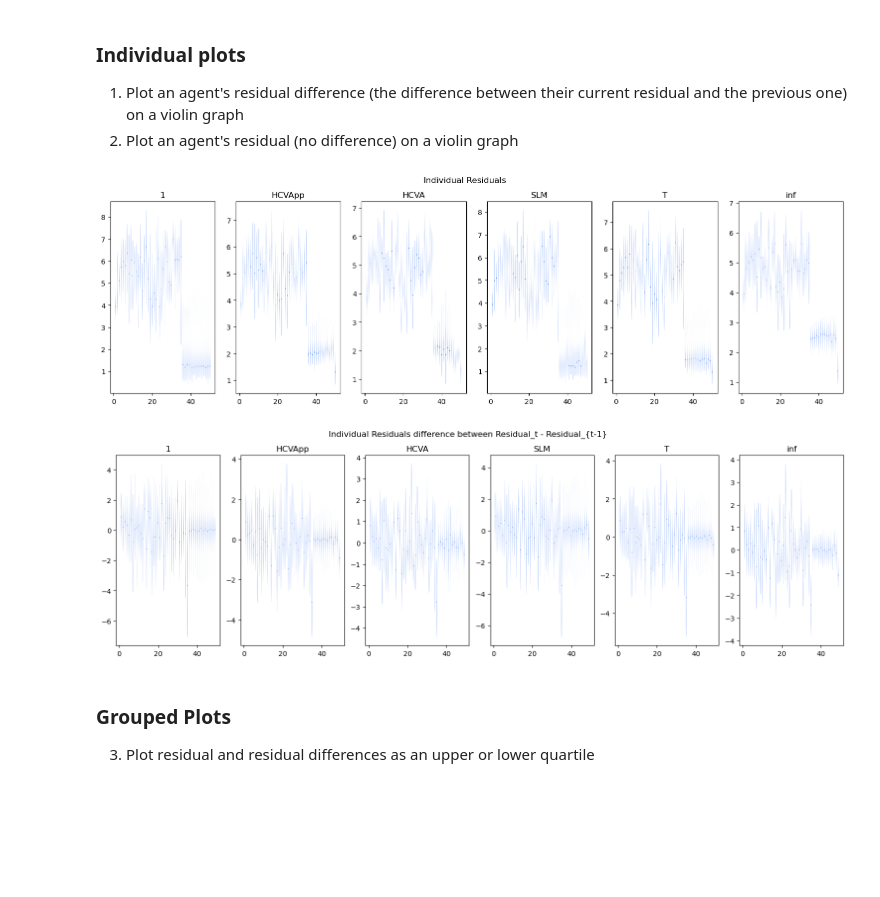
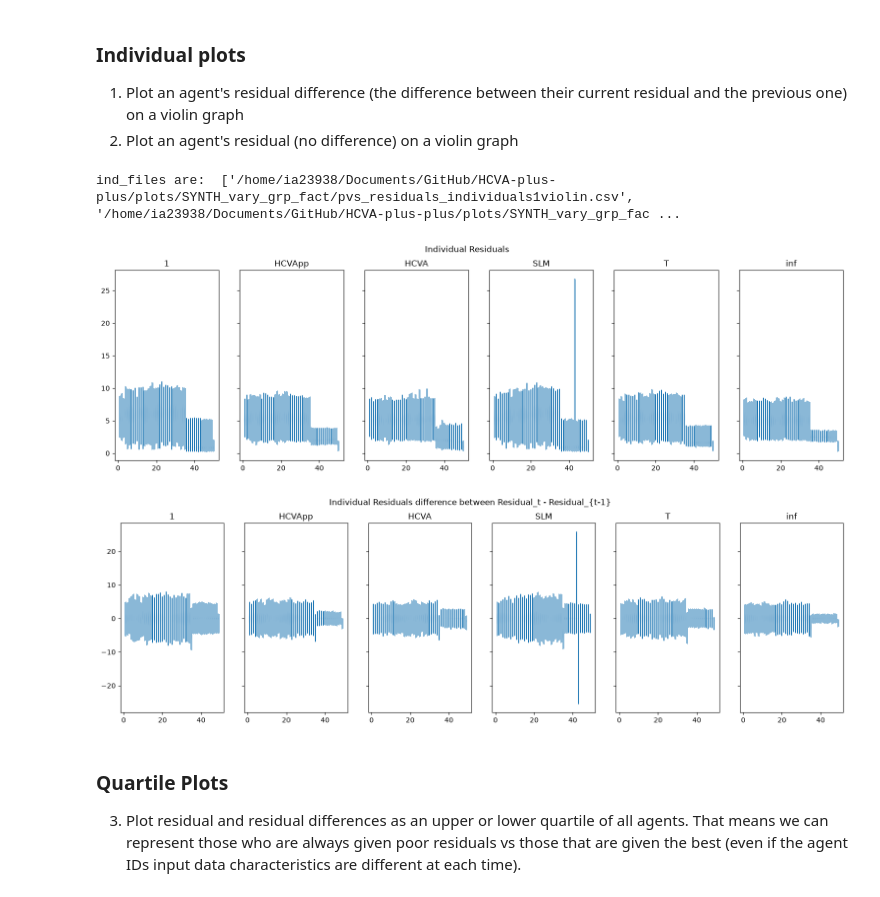
Before and after one commit to JosephTrevorrow/HCVA-plus-plus, a Jupyter notebook: data_analysis/results_explorer.ipynb, the cells around one changed output. Saved outputs shown, nothing was run; the diff lists cells and outputs as text; code cells hidden in the pictures; blank space fills up the shorter version.

```diff
--- a/data_analysis/results_explorer.ipynb
+++ b/data_analysis/results_explorer.ipynb
@@ -17,12 +17,14 @@ from data_analysis_main import sort_nicely
 # - individuals_difference is a residual difference compared to the previous residual
 # - individuals is a residual only for a single agent
 CUR_DIR = str(pathlib.Path(os.path.abspath(os.curdir)).parent) # Note, this does not include a trailing '/'
-repo_root_csvs_dir = "/plots/SYNTH_vary_grp_fact_500_runs/"
+repo_root_csvs_dir = "/plots/SYNTH_vary_grp_fact/"
 values_list = "pvs" # The values used in each residual calculation will be at the front of the file
 # Find all .csvs and sort so order will be the same
 ind_files = glob.glob(CUR_DIR+repo_root_csvs_dir+values_list+"_residuals_individuals[!_]*")
 ind_diff_files = glob.glob(CUR_DIR+repo_root_csvs_dir+values_list+"_residuals_individuals_difference*")
 sort_nicely(ind_files), sort_nicely(ind_diff_files)
+
+print("ind_files are: ", ind_files)
 # import each csv into a dataframe, and store in a dict = {baseline key: df, ...}
 ind_dfs, ind_diff_dfs = {}, {}
 for ind_file, ind_diff_file in zip(ind_files, ind_diff_files):
@@ -37,22 +39,23 @@ for ind_file, ind_diff_file in zip(ind_files, ind_diff_files):
     # Remove the agent_id and the initial points (for ind_diff_dfs)
     ind_dfs[baseline_name].drop(0, axis=1, inplace=True)
     ind_diff_dfs[baseline_name].drop([0,1], axis=1, inplace=True)
+# %% [output]
+ind_files are:  ['/home/ia23938/Documents/GitHub/HCVA-plus-plus/plots/SYNTH_vary_grp_fact/pvs_residuals_individuals1violin.csv', '/home/ia23938/Documents/GitHub/HCVA-plus-plus/plots/SYNTH_vary_grp_fac ...
 # %%
 # Plot each row (where col[0] for each df is an ID) onto a violin plot. Overlay for each method and plot as a 3x2 grid
-fig_ind, axes_ind = plt.subplots(1, 6,  figsize=(19,5))
+fig_ind, axes_ind = plt.subplots(1, 6,  sharex=True, sharey=True, figsize=(19,5))
 fig_ind.suptitle("Individual Residuals")
-fig_ind_diff, axes_ind_dff = plt.subplots(1, 6,  figsize=(19,5))
+fig_ind_diff, axes_ind_dff = plt.subplots(1, 6,  sharex=True, sharey=True, figsize=(19,5))
 fig_ind_diff.suptitle("Individual Residuals difference between Residual_t - Residual_{t-1}")
 for ax_ind, ax_ind_diff, key in zip(axes_ind.flatten(), axes_ind_dff.flatten(), ind_dfs.keys()):
     ax_ind.set_title(key)
     ax_ind_diff.set_title(key)
-    ax_ind.violinplot(ind_dfs[key].values, showmeans=False, showmedians=True, showextrema=False)
-    ax_ind_diff.violinplot(ind_diff_dfs[key].values, showmeans=False, showmedians=True, showextrema=False)
-plt.show()
-# This plot shows a violin plot per time step (x), showing the individual agent data that has been averaged over 500 runs.
+    ax_ind.violinplot(ind_dfs[key].values, showmeans=False, showmedians=False, showextrema=True)
+    ax_ind_diff.violinplot(ind_diff_dfs[key].values, showmeans=False, showmedians=False, showextrema=True)
+plt.show() # This plot shows a violin plot per time step (x), showing the individual agent data that has been averaged over 500 runs.
 # %% [output]
-[figure, old version]
+[figure, new version]
-[figure, old version]
+[figure, new version]
 # %% [markdown]
-### Grouped Plots
-3. Plot residual and residual differences as an upper or lower quartile
+### Quartile Plots
+3. Plot residual and residual differences as an upper or lower quartile of all agents. That means we can represent those who are always given poor residuals vs those that are given the best (even if the agent IDs input data characteristics are different at each time).
```
Also changed, not shown: parts of 1 cell of this notebook.
